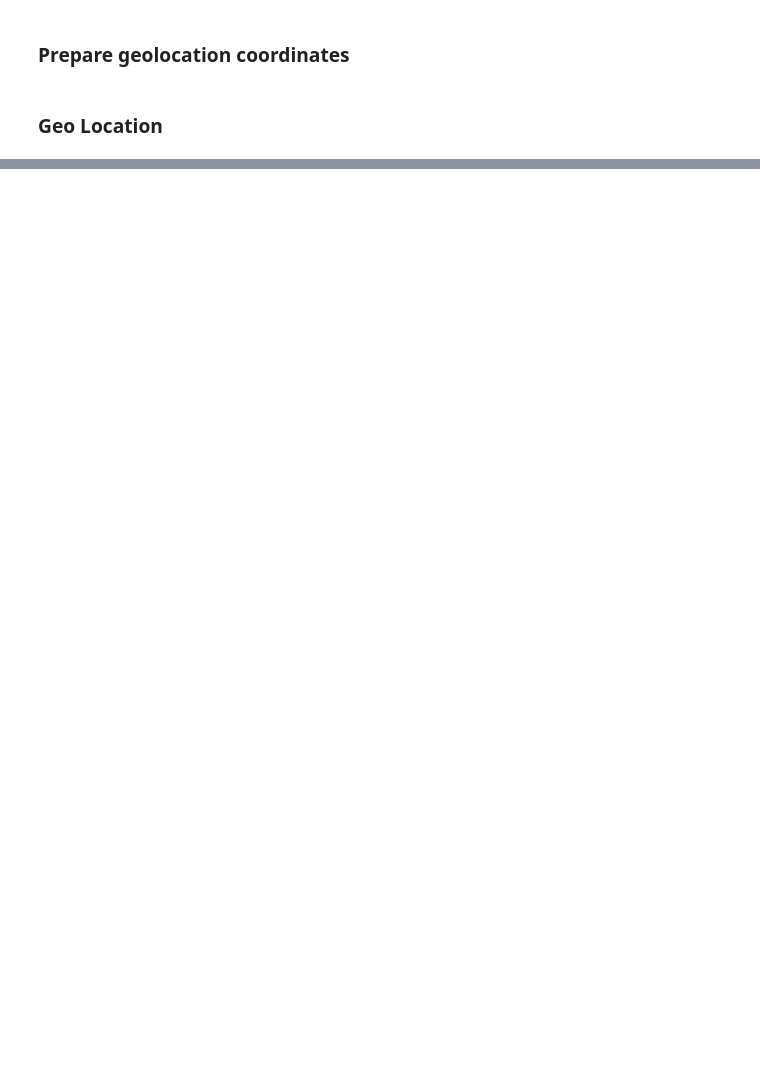
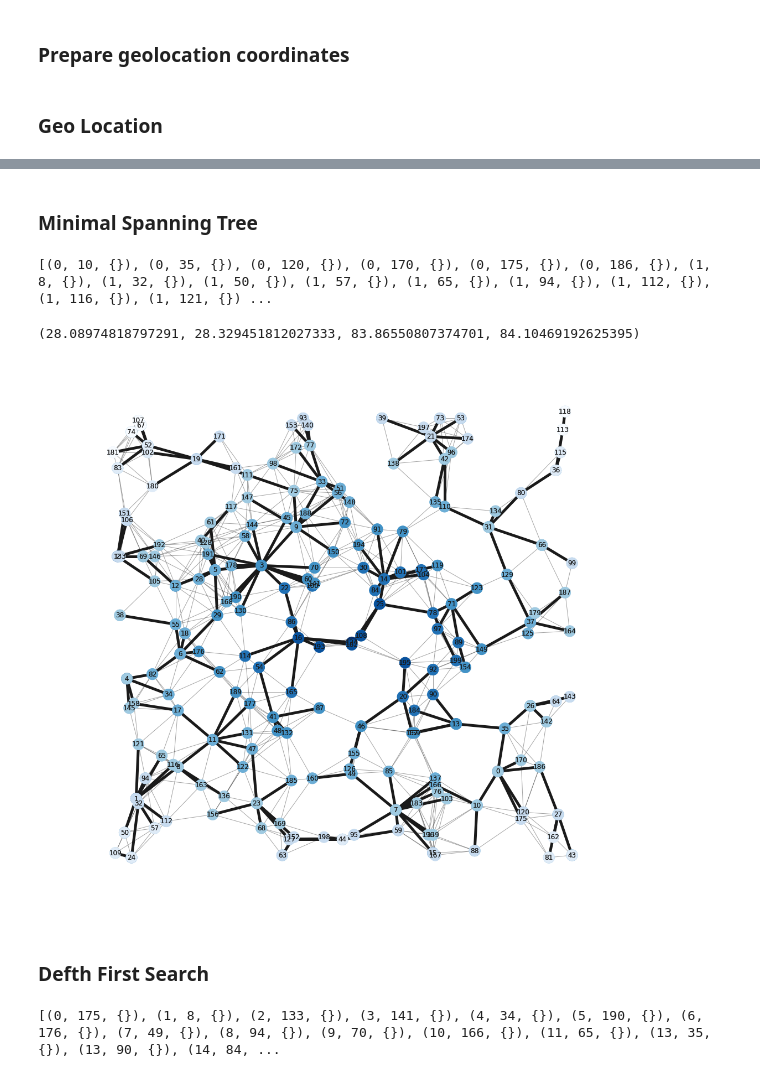
Before and after one commit to npdatax/sdn, a Jupyter notebook: Drone-pokhara.ipynb, the cells around one changed output, grey strips where cells are left out. Cells and saved outputs as stored; diff of their text form; code cells hidden in the pictures; blank space fills up the shorter version.

```diff
--- a/Drone-pokhara.ipynb
+++ b/Drone-pokhara.ipynb
@@ -170,0 +164,66 @@ for node in G.nodes():
+# %% [markdown]
+### Minimal Spanning Tree
+# %%
+T=nx.minimum_spanning_tree(G)
+# %%
+print(sorted(T.edges(data=True)))
+# %% [output]
+[(0, 10, {}), (0, 35, {}), (0, 120, {}), (0, 170, {}), (0, 175, {}), (0, 186, {}), (1, 8, {}), (1, 32, {}), (1, 50, {}), (1, 57, {}), (1, 65, {}), (1, 94, {}), (1, 112, {}), (1, 116, {}), (1, 121, {}) ...
+# %%
+# find node near center (xc,yc)
+dmin = 0.5
+ncenter = 0
+
+for n in pos:
+    x, y = pos[n]
+    d = (x - xc)**2 + (y - yc)**2
+    if d < dmin:
+        ncenter = n
+        dmin = d
+
+
+plt.figure(figsize=(18, 18))
+pos = POS
+
+
+
+
+
+nx.draw_networkx_edges(T, pos,\
+                       nodelist=[ncenter],\
+                       width = 5.0,\
+                       alpha=1.0)
+
+nx.draw_networkx_nodes(T, pos,\
+                       node_size=400,
+                       node_color=list(p.values()),
+                       cmap=plt.cm.Blues_r)
+
+nx.draw_networkx_labels(T,pos,with_labels=True)
+
+
+'''-----------------------------------------------------'''
+
+nx.draw_networkx_edges(G, pos,\
+                       nodelist=[ncenter],\
+                       alpha=0.4)
+
+nx.draw_networkx_nodes(G, pos,\
+                       nodelist=list(p.keys()),
+                       node_size=400,
+                       node_color=list(p.values()),
+                       cmap=plt.cm.Blues_r)
+
+nx.draw_networkx_labels(G,pos,with_labels=True)
+
+
+
+
+#plt.xlim(-0.05, 1.05)
+#plt.ylim(-0.05, 1.05)
+plt.axis('off')
+# %% [output]
+(28.08974818797291, 28.329451812027333, 83.86550807374701, 84.10469192625395)
+[figure, added]
+# %% [markdown]
+### Defth First Search
@@ -170,0 +232,4 @@ for node in G.nodes():
+# %%
+print(sorted(DFS.edges(data=True)))
+# %% [output]
+[(0, 175, {}), (1, 8, {}), (2, 133, {}), (3, 141, {}), (4, 34, {}), (5, 190, {}), (6, 176, {}), (7, 49, {}), (8, 94, {}), (9, 70, {}), (10, 166, {}), (11, 65, {}), (13, 35, {}), (13, 90, {}), (14, 84, ...
```
Also changed, not shown: parts of 9 cells of this notebook.
